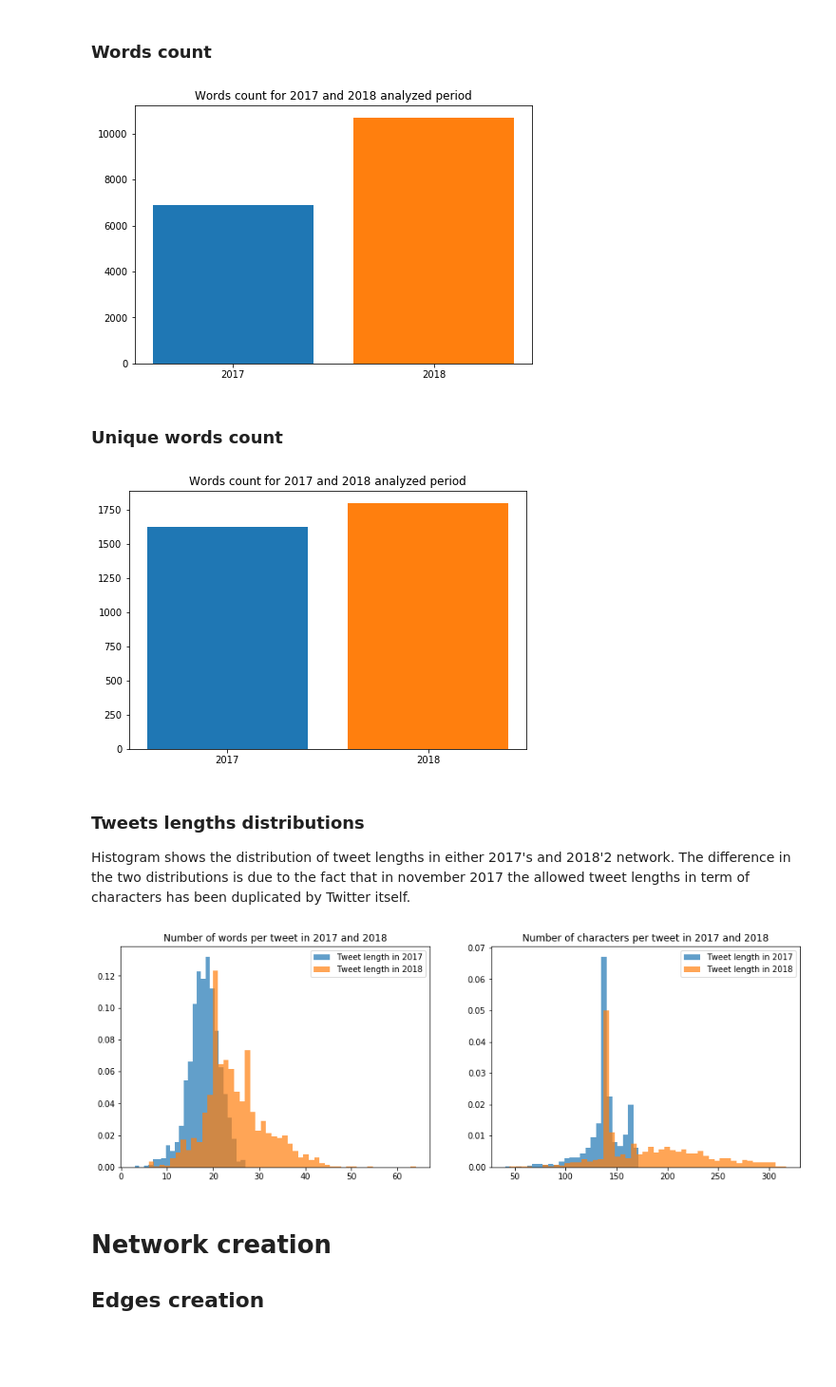
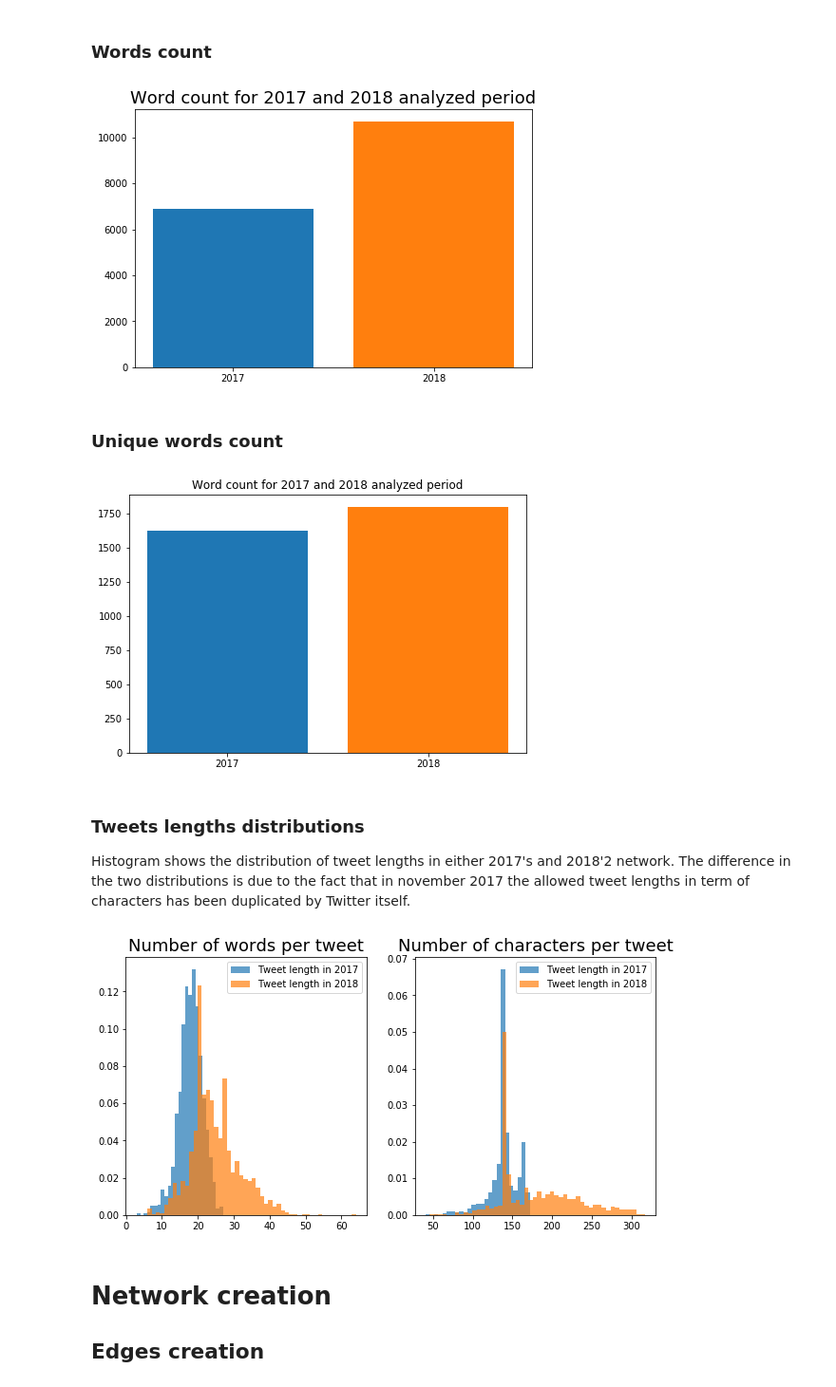
Before and after one commit to damiclem/feminism_network, a Jupyter notebook: analysis.ipynb, the cells around one changed output. Shown at 95% size. Saved outputs shown, nothing was run; the diff lists cells and outputs as text; code cells hidden in the pictures; blank space fills up the shorter version.

Commit message:
fixed images

```diff
--- a/analysis.ipynb
+++ b/analysis.ipynb
@@ -76,13 +75,13 @@ _ = plt.savefig('images/analysis/tweet_counts.png')
 # %%
 # Show word counts in tweets of 2017 and 2018 respectively
 fig, ax = plt.subplots(figsize=(7.5, 5))
-_ = ax.set_title('Words count for 2017 and 2018 analyzed period')
+_ = ax.set_title('Word count for 2017 and 2018 analyzed period', fontsize=18)
 _ = ax.bar(['2017'], sum(words.tweet.isin(tweets_2017)))
 _ = ax.bar(['2018'], sum(words.tweet.isin(tweets_2018)))
 _ = plt.savefig('images/analysis/words_counts.png')
 _ = plt.show()
 # %% [output]
-[figure, old version]
+[figure, new version]
 # %% [markdown]
 ### Unique words count
 # %%
@@ -92,13 +91,13 @@ unique_words_2017 = words.text[words.tweet.isin(tweets_2017)].unique()
 unique_words_2018 = words.text[words.tweet.isin(tweets_2018)].unique()
 
 fig, ax = plt.subplots(figsize=(7.5, 5))
-_ = ax.set_title('Words count for 2017 and 2018 analyzed period')
+_ = ax.set_title('Word count for 2017 and 2018 analyzed period')
 _ = ax.bar(['2017'], unique_words_2017.shape[0])
 _ = ax.bar(['2018'], unique_words_2018.shape[0])
 _ = plt.savefig('images/analysis/nodes_counts.png')
 _ = plt.show()
 # %% [output]
-[figure, old version]
+[figure, new version]
 # %% [markdown]
 ### Tweets lengths distributions
 
@@ -106,30 +105,30 @@ Histogram shows the distribution of tweet lengths in either 2017's and 2018'2 ne
 # %%
 # Compute length of each tweet, for either words and characters
 tweets_ = tweets.loc[:, ['id_str']]
 tweets_['len_words'] = tweets.apply(lambda t: len(t.text.split(' ')), axis=1)
 tweets_['len_chars'] = tweets.apply(lambda t: len(t.text), axis=1)
 
 # Get 2017 and 2018 tweets
 tweets_2017_ = tweets_[tweets_['id_str'].isin(tweets_2017)]
 tweets_2018_ = tweets_[tweets_['id_str'].isin(tweets_2018)]
 
 # Show distribution of words number per tweet in 2017 and 2018
-fig, axs = plt.subplots(1, 2, figsize=(15, 5))
+fig, axs = plt.subplots(1, 2, figsize=(10, 5))
 # Word lengths
-_ = axs[0].set_title('Number of words per tweet in 2017 and 2018')
+_ = axs[0].set_title('Number of words per tweet',fontsize=18)
 _ = axs[0].hist(tweets_2017_['len_words'], bins=25, density=True, alpha=.7)
 _ = axs[0].hist(tweets_2018_['len_words'], bins=50, density=True, alpha=.7)
 _ = axs[0].legend(['Tweet length in 2017', 'Tweet length in 2018'])
 # Charactes lengths
-_ = axs[1].set_title('Number of characters per tweet in 2017 and 2018')
+_ = axs[1].set_title('Number of characters per tweet', fontsize=18)
 _ = axs[1].hist(tweets_2017_['len_chars'], bins=25, density=True, alpha=.7)
 _ = axs[1].hist(tweets_2018_['len_chars'], bins=50, density=True, alpha=.7)
 _ = axs[1].legend(['Tweet length in 2017', 'Tweet length in 2018'])
 # Make plot
 _ = plt.savefig('images/analysis/tweet_len_distr.png')
 _ = plt.show()
 # %% [output]
-[figure, old version]
+[figure, new version]
 # %% [markdown]
 # Network creation
 
```
Also changed, not shown: parts of 20 cells of this notebook.
